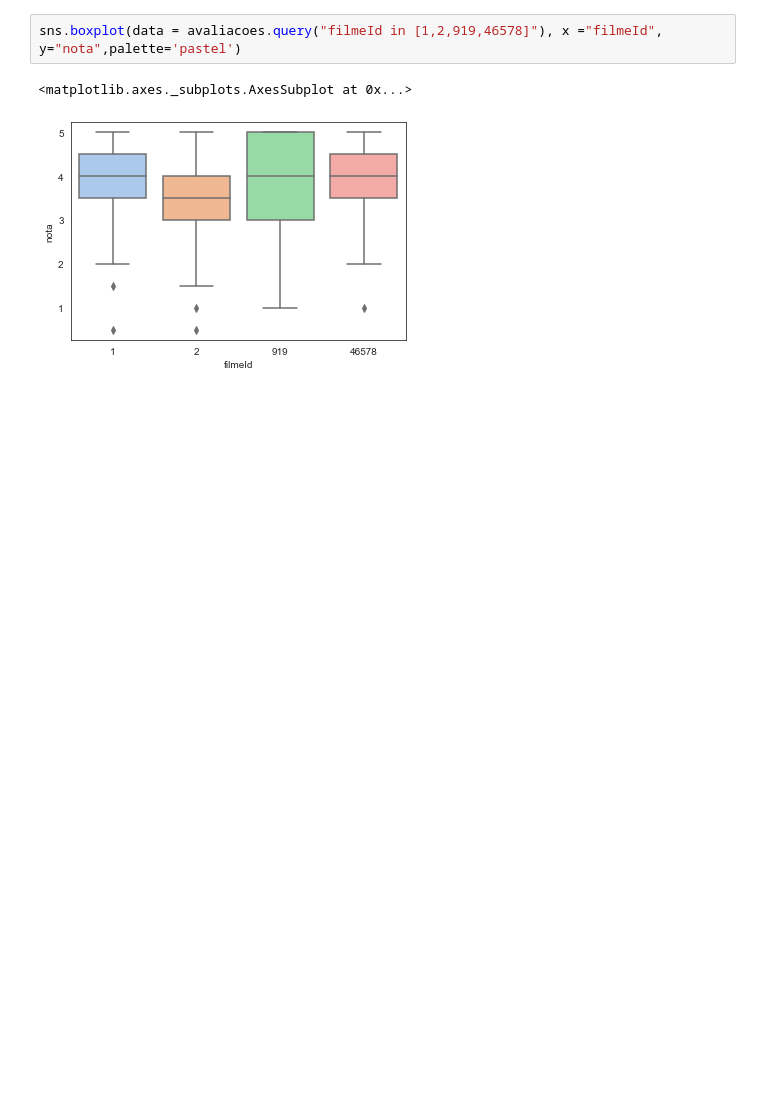
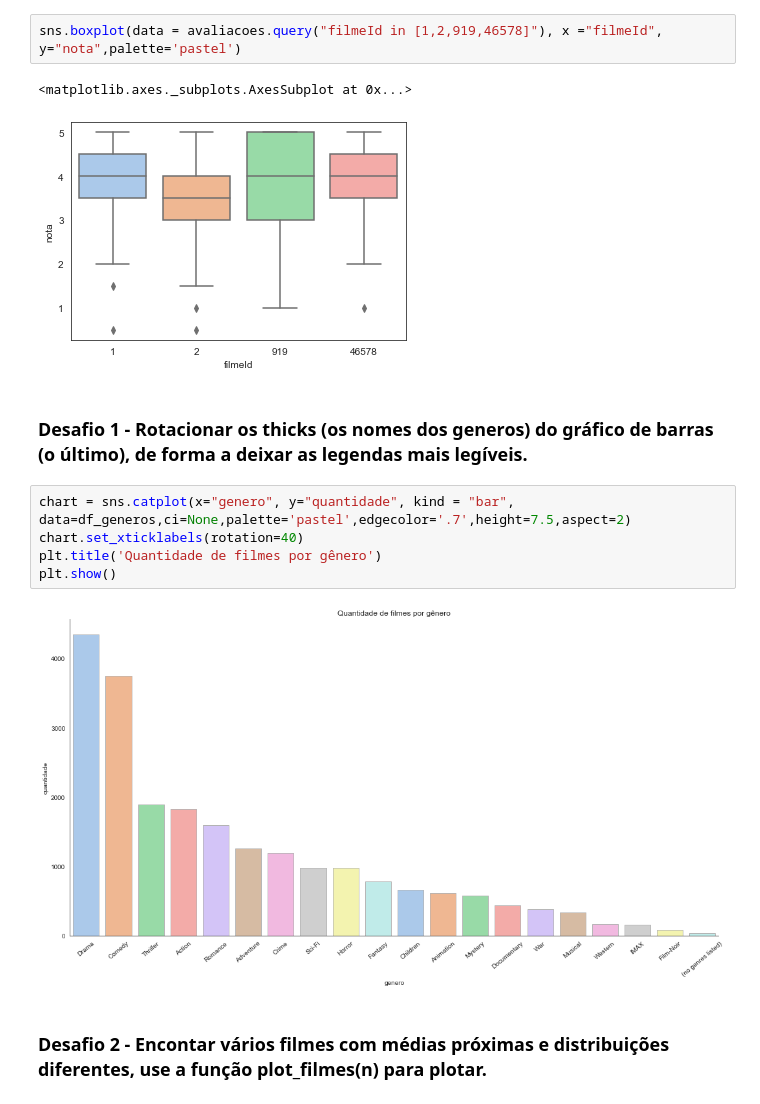
Before and after one commit to mtalaisys/quarentenadados, a Jupyter notebook: QuarentenaDados - MovieLens.ipynb, the cells around one changed output. Drawn from its saved outputs; the diff is of its cells as text; blank space fills up the shorter version.

Commit message:
Adicionando desafios aula 2

```diff
--- a/QuarentenaDados - MovieLens.ipynb
+++ b/QuarentenaDados - MovieLens.ipynb
@@ -452,3 +452,14 @@ sns.boxplot(data = avaliacoes.query("filmeId in [1,2,919,46578]"), x ="filmeId",
 # %% [output]
 <matplotlib.axes._subplots.AxesSubplot at 0x...>
 [figure]
+# %% [markdown]
+### Desafio 1 - Rotacionar os thicks (os nomes dos generos) do gráfico de barras  (o último), de forma a deixar as legendas mais legíveis.
+# %%
+chart = sns.catplot(x="genero", y="quantidade", kind = "bar", data=df_generos,ci=None,palette='pastel',edgecolor='.7',height=7.5,aspect=2)
+chart.set_xticklabels(rotation=40)
+plt.title('Quantidade de filmes por gênero')
+plt.show()
+# %% [output]
+[figure, added]
+# %% [markdown]
+### Desafio 2 - Encontar vários filmes com médias próximas e distribuições diferentes, use a função plot_filmes(n) para plotar.
```
Also changed, not shown: parts of 22 cells of this notebook.
